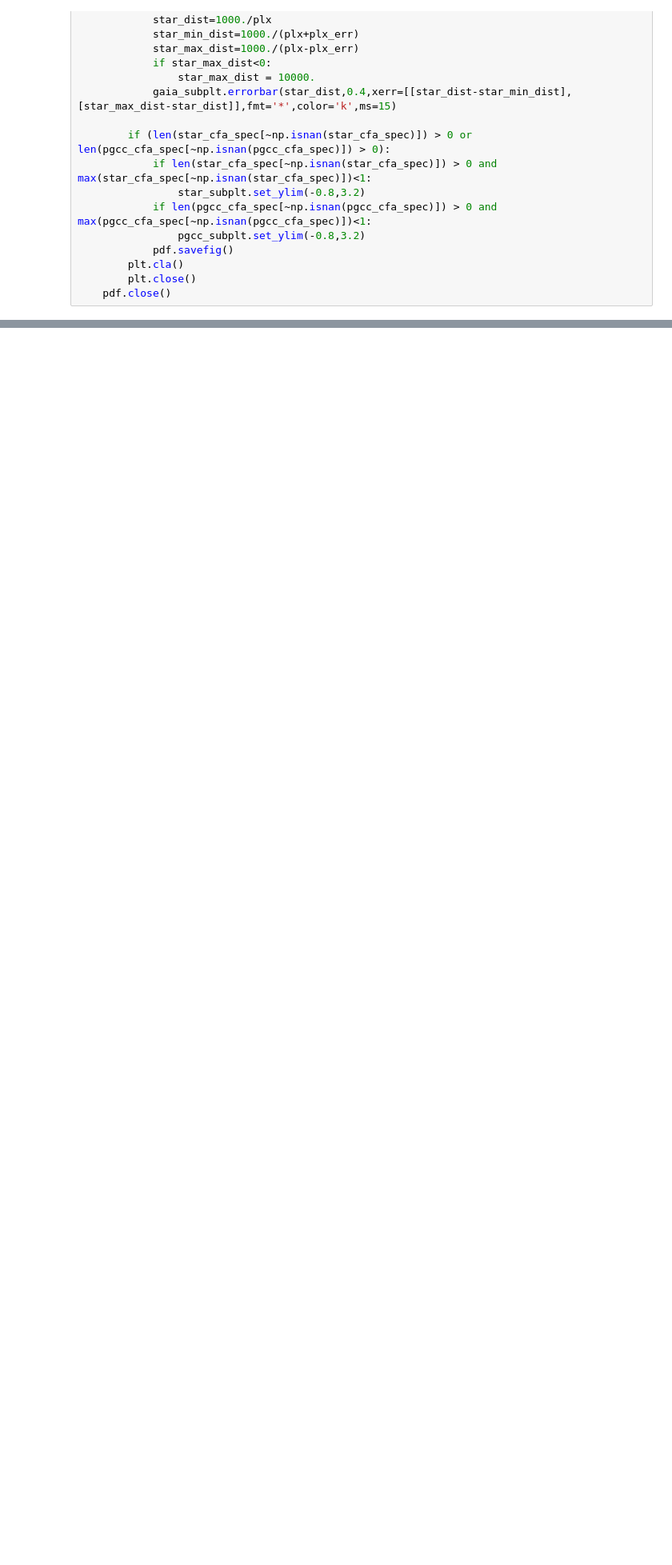
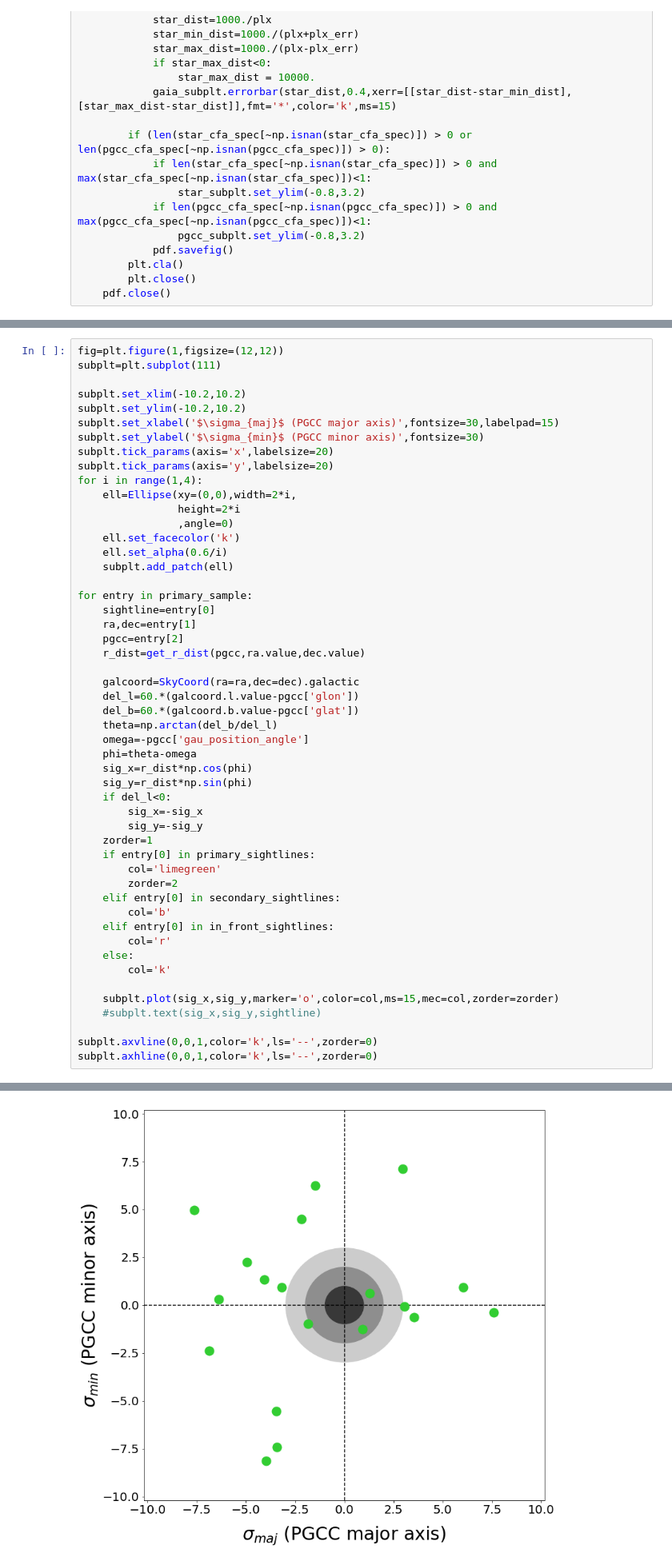
Before and after one commit to codydirks/PGCC_HST, a Jupyter notebook: Behind_Sightline_Analysis.ipynb, the cells around one changed output, grey strips where cells are left out. Shown at 80% size. Saved outputs shown, nothing was run; the diff lists cells and outputs as text; blank space fills up the shorter version.

```diff
--- a/Behind_Sightline_Analysis.ipynb
+++ b/Behind_Sightline_Analysis.ipynb
@@ -371,0 +323,52 @@ subplt.axhline(0,0,1,color='k',ls='--',zorder=0)
+# %%
+fig=plt.figure(1,figsize=(12,12))
+subplt=plt.subplot(111)
+
+subplt.set_xlim(-10.2,10.2)
+subplt.set_ylim(-10.2,10.2)
+subplt.set_xlabel('$\sigma_{maj}$ (PGCC major axis)',fontsize=30,labelpad=15)
+subplt.set_ylabel('$\sigma_{min}$ (PGCC minor axis)',fontsize=30)
+subplt.tick_params(axis='x',labelsize=20)
+subplt.tick_params(axis='y',labelsize=20)
+for i in range(1,4):
+    ell=Ellipse(xy=(0,0),width=2*i,
+                height=2*i
+                ,angle=0)
+    ell.set_facecolor('k')
+    ell.set_alpha(0.6/i)
+    subplt.add_patch(ell)
+
+for entry in primary_sample:
+    sightline=entry[0]
+    ra,dec=entry[1]
+    pgcc=entry[2]
+    r_dist=get_r_dist(pgcc,ra.value,dec.value)
+
+    galcoord=SkyCoord(ra=ra,dec=dec).galactic
+    del_l=60.*(galcoord.l.value-pgcc['glon'])
+    del_b=60.*(galcoord.b.value-pgcc['glat'])
+    theta=np.arctan(del_b/del_l)
+    omega=-pgcc['gau_position_angle']
+    phi=theta-omega
+    sig_x=r_dist*np.cos(phi)
+    sig_y=r_dist*np.sin(phi)
+    if del_l<0:
+        sig_x=-sig_x
+        sig_y=-sig_y
+    zorder=1
+    if entry[0] in primary_sightlines:
+        col='limegreen'
+        zorder=2
+    elif entry[0] in secondary_sightlines:
+        col='b'
+    elif entry[0] in in_front_sightlines:
+        col='r'
+    else:
+        col='k'
+
+    subplt.plot(sig_x,sig_y,marker='o',color=col,ms=15,mec=col,zorder=zorder)
+    #subplt.text(sig_x,sig_y,sightline)
+
+subplt.axvline(0,0,1,color='k',ls='--',zorder=0)
+subplt.axhline(0,0,1,color='k',ls='--',zorder=0)
+# %% [output]
@@ -371,0 +376 @@ subplt.axhline(0,0,1,color='k',ls='--',zorder=0)
+[figure, added]
```
Also changed, not shown: parts of 4 cells of this notebook.
